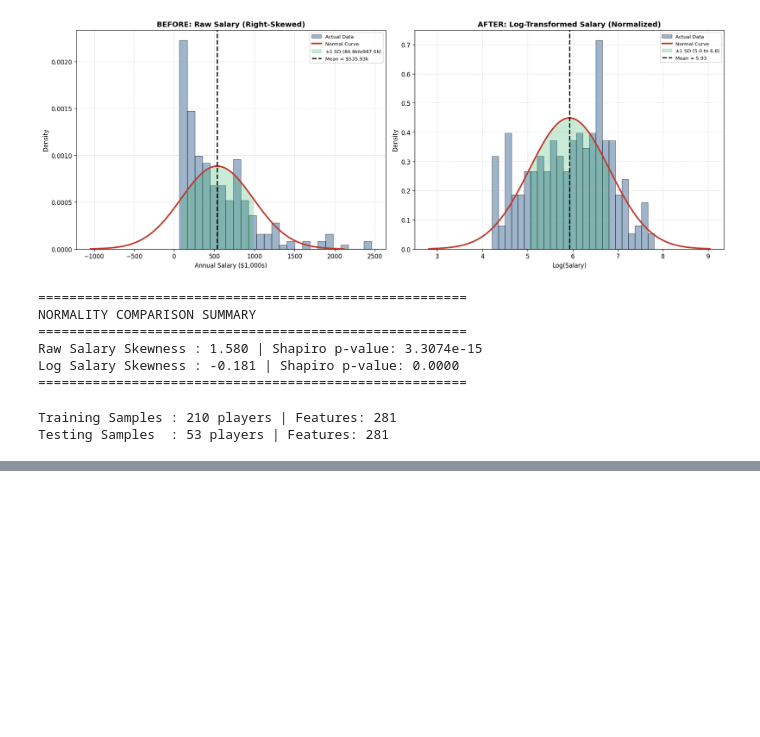
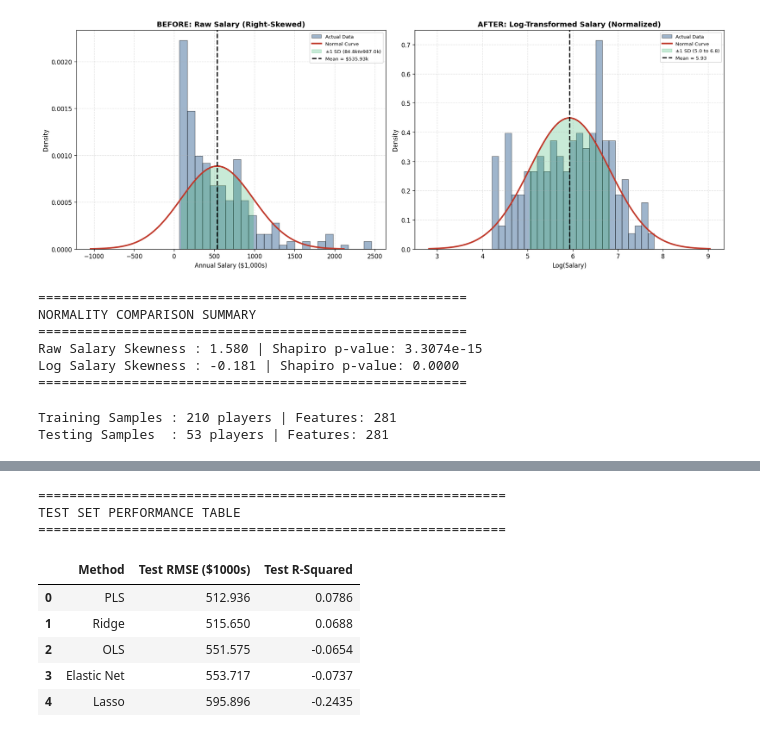
Before and after one commit to mysteryea7107/Comparative-Evaluation-of-OLS-Ridge-Lasso-Elastic-Net-and-PLS_for-Baseball-Player-Salary-Prediction, a Jupyter notebook: Notebooks/Comparative_Evaluation_of_OLS,_Ridge,_Lasso,_Elastic_Net,_and_PLS_for_Baseball_Player_Salary_Prediction.ipynb, the cells around one changed output, grey strips where cells are left out. Drawn from its saved outputs; the diff is of its cells as text; code cells hidden in the pictures; blank space fills up the shorter version.

```diff
--- a/Notebooks/Comparative_Evaluation_of_OLS,_Ridge,_Lasso,_Elastic_Net,_and_PLS_for_Baseball_Player_Salary_Prediction.ipynb
+++ b/Notebooks/Comparative_Evaluation_of_OLS,_Ridge,_Lasso,_Elastic_Net,_and_PLS_for_Baseball_Player_Salary_Prediction.ipynb
@@ -341,0 +302,42 @@ print("=" * 60)
+# %%
+#  TEST EVALUATION & RESULTS TABLE
+# Report Alignment: Section f (Results Table with Test RMSE and R-Squared)
+# ==============================================================================
+
+# 1. Predict on test set (in log scale) and convert back to dollars ($1,000s) via np.exp()
+test_predictions_dollars = {
+    "OLS": np.exp(ols_pipe.predict(X_test)),
+    "PLS": np.exp(pls_tuner.predict(X_test).ravel()),
+    "Ridge": np.exp(ridge_pipe.predict(X_test)),
+    "Lasso": np.exp(lasso_pipe.predict(X_test)),
+    "Elastic Net": np.exp(enet_pipe.predict(X_test))
+}
+
+# 2. Calculate Test RMSE ($1,000s) and Test R-Squared for each model
+results_list = []
+for model_name, pred_dollars in test_predictions_dollars.items():
+    rmse_val = root_mean_squared_error(y_test_raw, pred_dollars)
+    r2_val = r2_score(y_test_raw, pred_dollars)
+    results_list.append({
+        "Method": model_name,
+        "Test RMSE ($1000s)": round(rmse_val, 3),
+        "Test R-Squared": round(r2_val, 4)
+    })
+
+# 3. Format and display the final results table sorted from lowest error to highest
+results_table = pd.DataFrame(results_list).sort_values(by="Test RMSE ($1000s)").reset_index(drop=True)
+
+print("=" * 60)
+print("TEST SET PERFORMANCE TABLE")
+print("=" * 60)
+display(results_table)
+# %% [output]
+============================================================
+TEST SET PERFORMANCE TABLE
+============================================================
+|  | Method | Test RMSE ($1000s) | Test R-Squared |
+| 0 | PLS | 512.936 | 0.0786 |
+| 1 | Ridge | 515.650 | 0.0688 |
+| 2 | OLS | 551.575 | -0.0654 |
+| 3 | Elastic Net | 553.717 | -0.0737 |
+| 4 | Lasso | 595.896 | -0.2435 |
```
Also changed, not shown: parts of 6 cells of this notebook.
